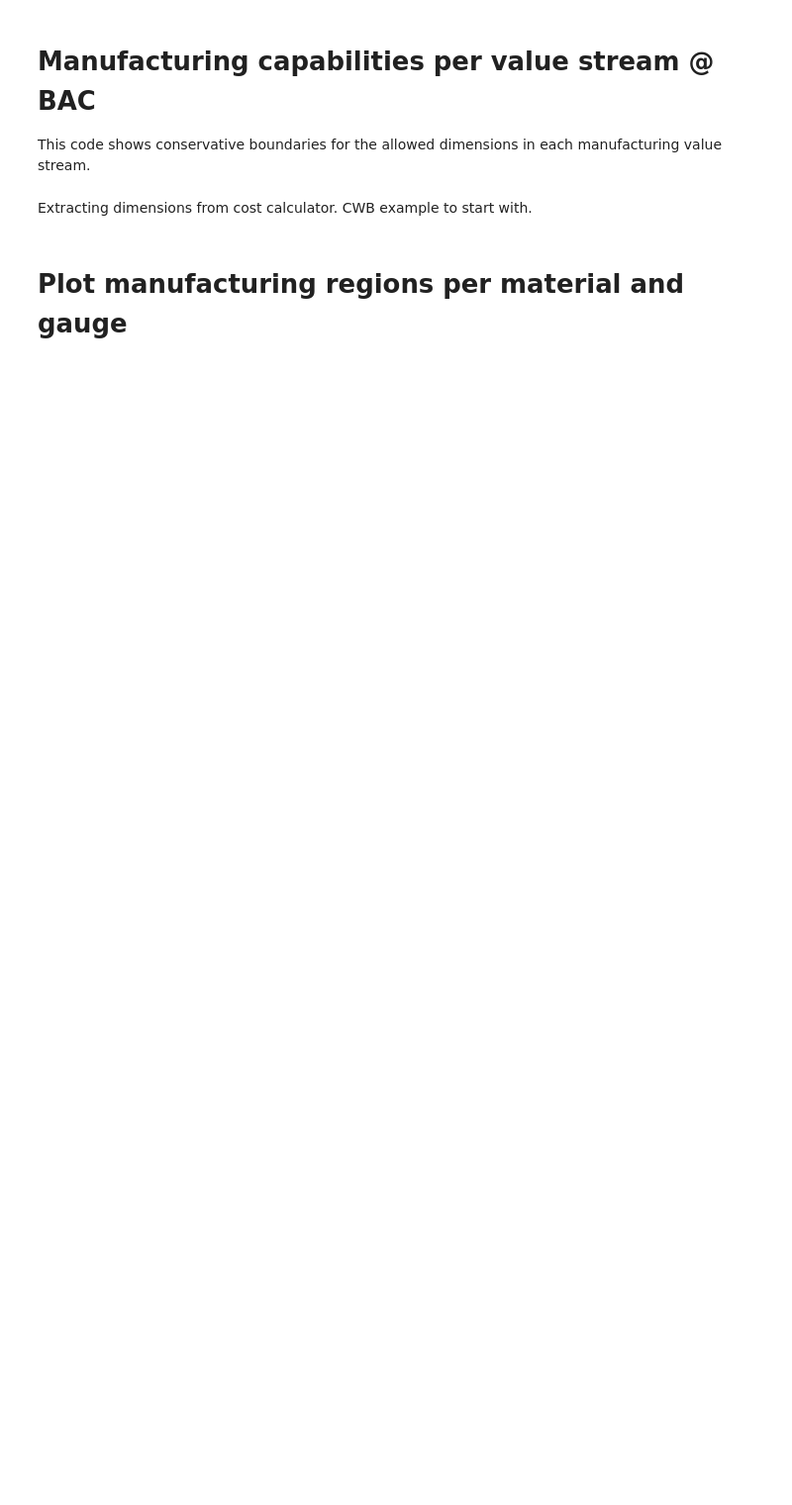
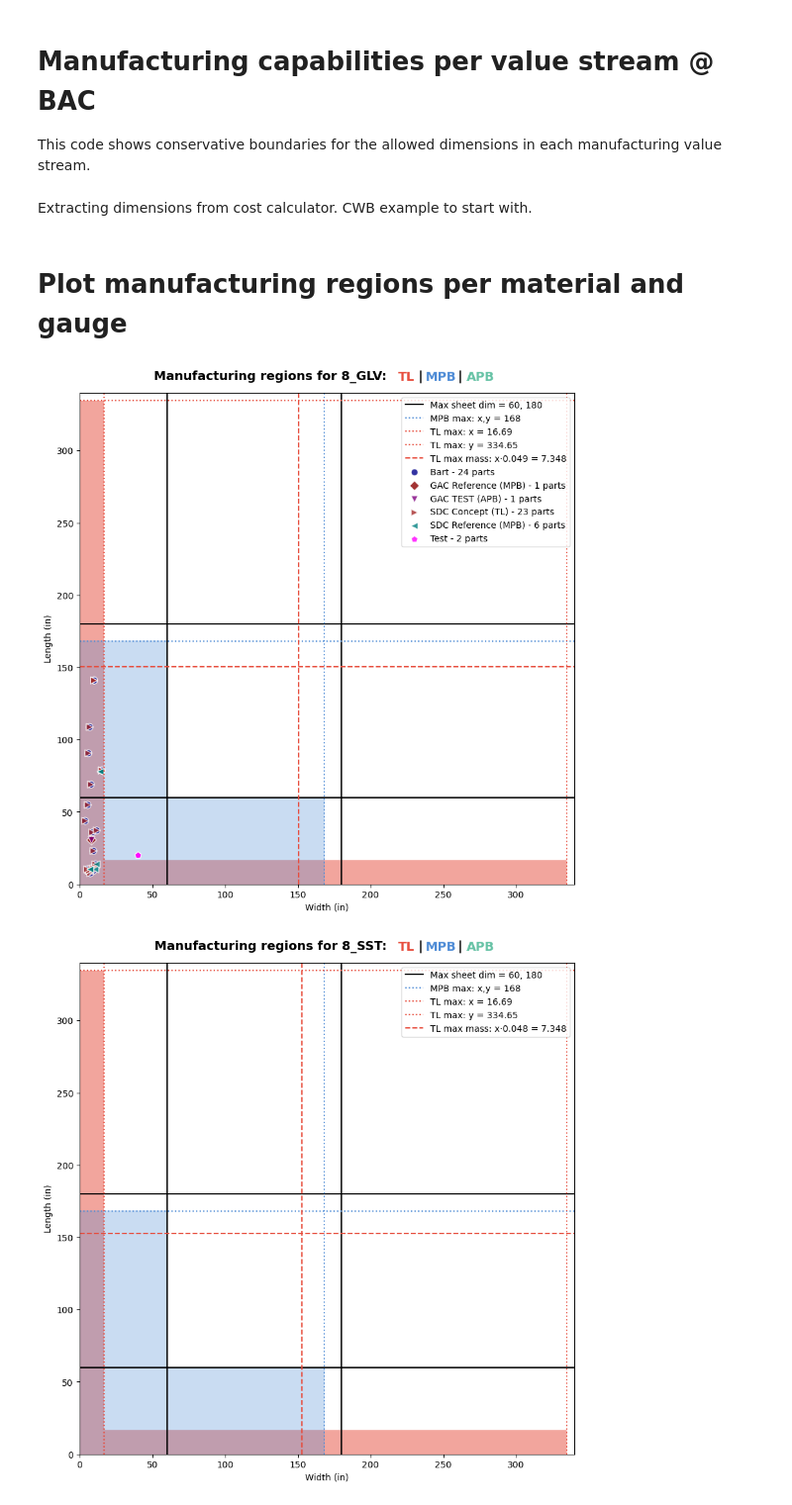
Before and after one commit to enriquef13/AMDP_Thesis, a Jupyter notebook: value_stream_map.ipynb, the cells around one changed output. Shown at 99% size. Saved outputs shown, nothing was run; the diff lists cells and outputs as text; code cells hidden in the pictures; blank space fills up the shorter version.

```diff
--- a/value_stream_map.ipynb
+++ b/value_stream_map.ipynb
@@ -1205,13 +1396,16 @@ for part_set in df['Part Set'].dropna().unique():
 # %%
 # gauges = df['Gauge'].apply(lambda x: int(x)).unique().tolist()
 # materials = df['NCx_Material'].apply(lambda x: str(x)[:3]).unique().tolist()
 gauges = [8, 10, 12, 14, 16]
 materials = ['GLV', 'SST']
 
 # Plot all combinations
 for gauge in gauges:
     for material in materials:
         cap = Capabilities(material, gauge)
         cap.plot_feasible_regions()
-#         cap.add_part_sets(part_sets)
-#         cap.show_plot()
+        cap.add_part_sets(part_sets)
+        cap.show_plot()
+# %% [output]
+[figure, added]
+[figure, added]
```
Also changed, not shown: parts of 5 cells of this notebook.
